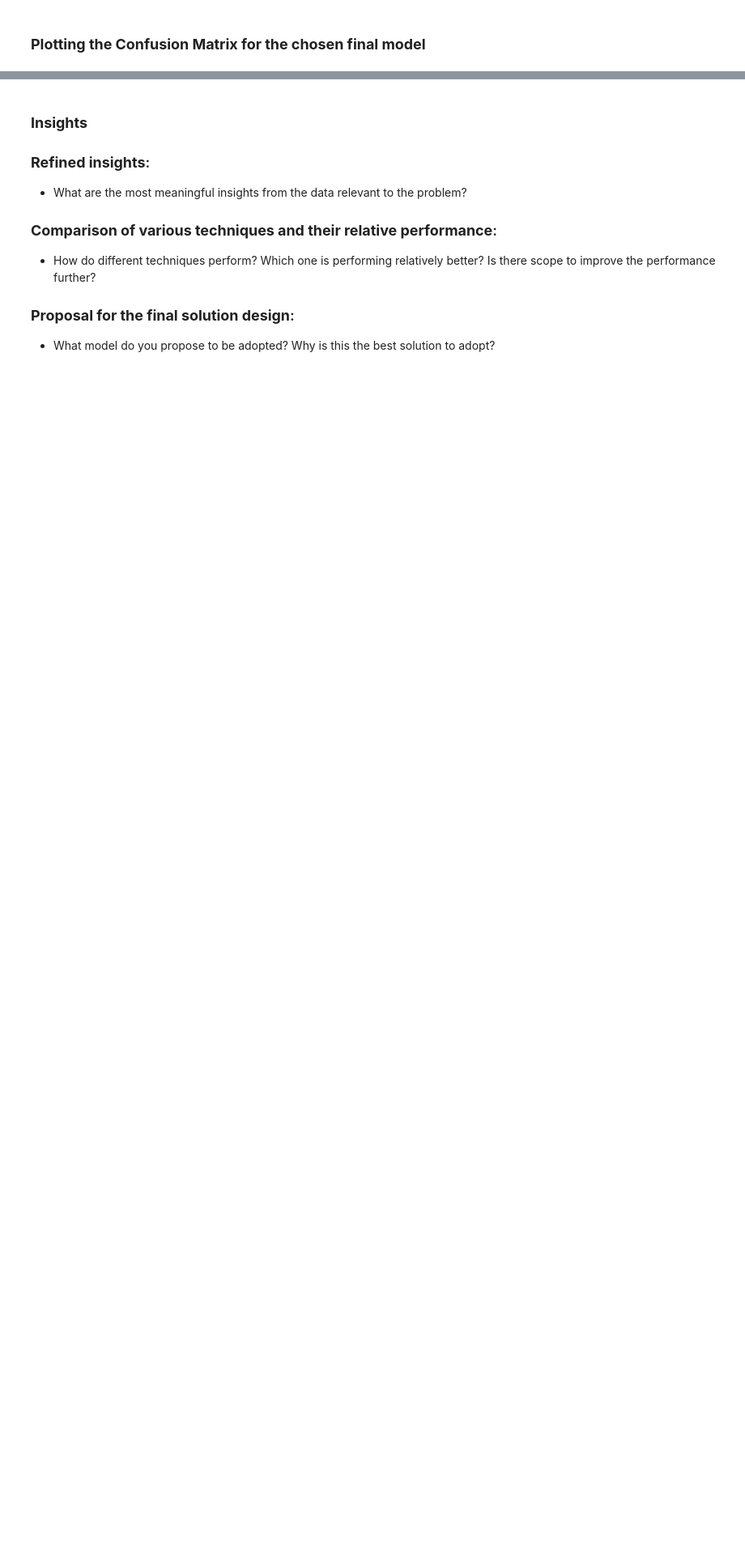
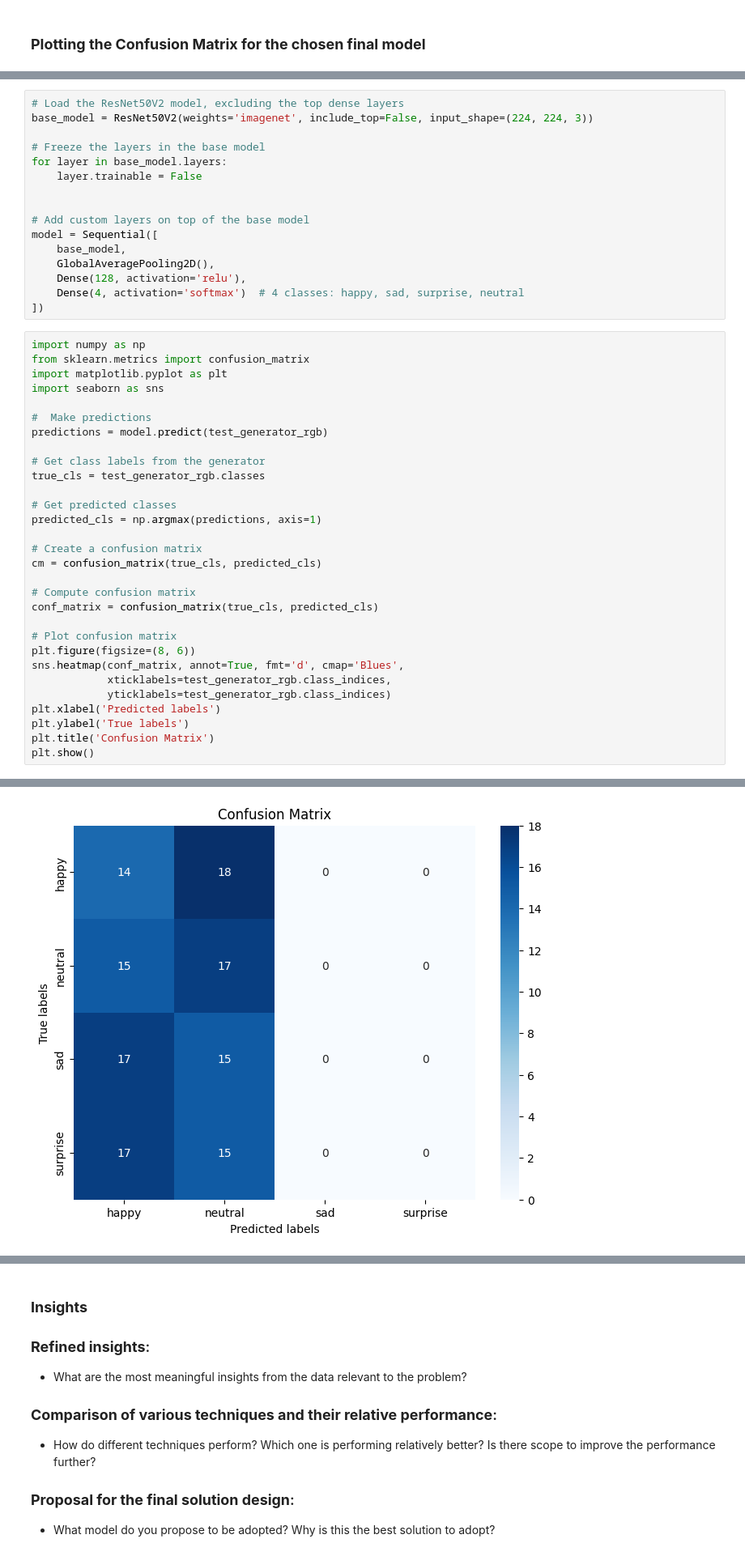
Before and after one commit to Narcissa18/CreateAccountFormAutomation, a Jupyter notebook: Reference_Notebook_Facial_Emotion_Detection_Full_Code.ipynb, the cells around one changed output, grey strips where cells are left out. Shown at 81% size. Drawn from its saved outputs; the diff is of its cells as text; blank space fills up the shorter version.

```diff
--- a/Reference_Notebook_Facial_Emotion_Detection_Full_Code.ipynb
+++ b/Reference_Notebook_Facial_Emotion_Detection_Full_Code.ipynb
@@ -897,0 +1071,47 @@ print(f'Test accuracy: {test_acc}')
+# %%
+# Load the ResNet50V2 model, excluding the top dense layers
+base_model = ResNet50V2(weights='imagenet', include_top=False, input_shape=(224, 224, 3))
+
+# Freeze the layers in the base model
+for layer in base_model.layers:
+    layer.trainable = False
+
+
+# Add custom layers on top of the base model
+model = Sequential([
+    base_model,
+    GlobalAveragePooling2D(),
+    Dense(128, activation='relu'),
+    Dense(4, activation='softmax')  # 4 classes: happy, sad, surprise, neutral
+])
+# %%
+import numpy as np
+from sklearn.metrics import confusion_matrix
+import matplotlib.pyplot as plt
+import seaborn as sns
+
+#  Make predictions
+predictions = model.predict(test_generator_rgb)
+
+# Get class labels from the generator
+true_cls = test_generator_rgb.classes
+
+# Get predicted classes
+predicted_cls = np.argmax(predictions, axis=1)
+
+# Create a confusion matrix
+cm = confusion_matrix(true_cls, predicted_cls)
+
+# Compute confusion matrix
+conf_matrix = confusion_matrix(true_cls, predicted_cls)
+
+# Plot confusion matrix
+plt.figure(figsize=(8, 6))
+sns.heatmap(conf_matrix, annot=True, fmt='d', cmap='Blues',
+            xticklabels=test_generator_rgb.class_indices,
+            yticklabels=test_generator_rgb.class_indices)
+plt.xlabel('Predicted labels')
+plt.ylabel('True labels')
+plt.title('Confusion Matrix')
+plt.show()
+# %% [output]
@@ -897,0 +1119 @@ print(f'Test accuracy: {test_acc}')
+[figure, added]
```
Also changed, not shown: parts of 54 cells of this notebook.
